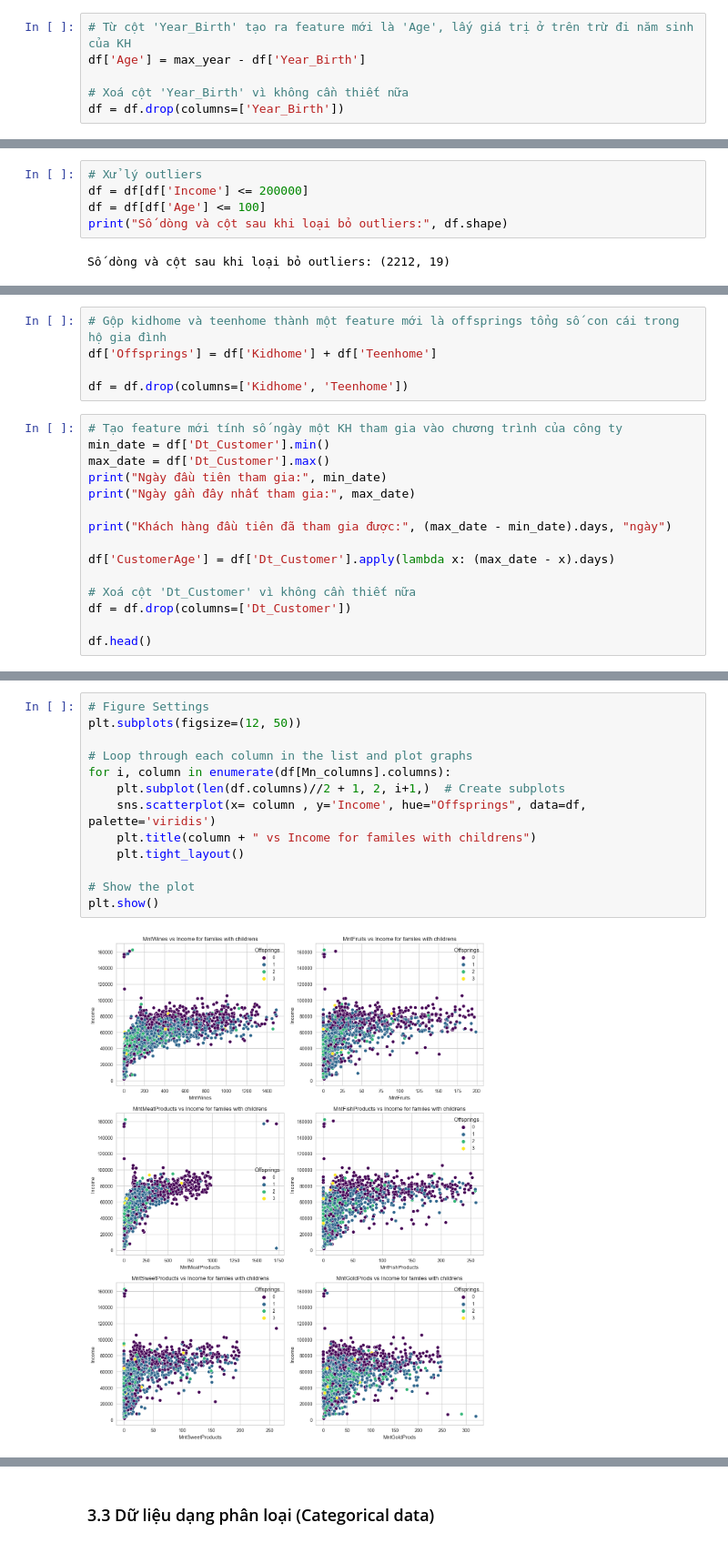
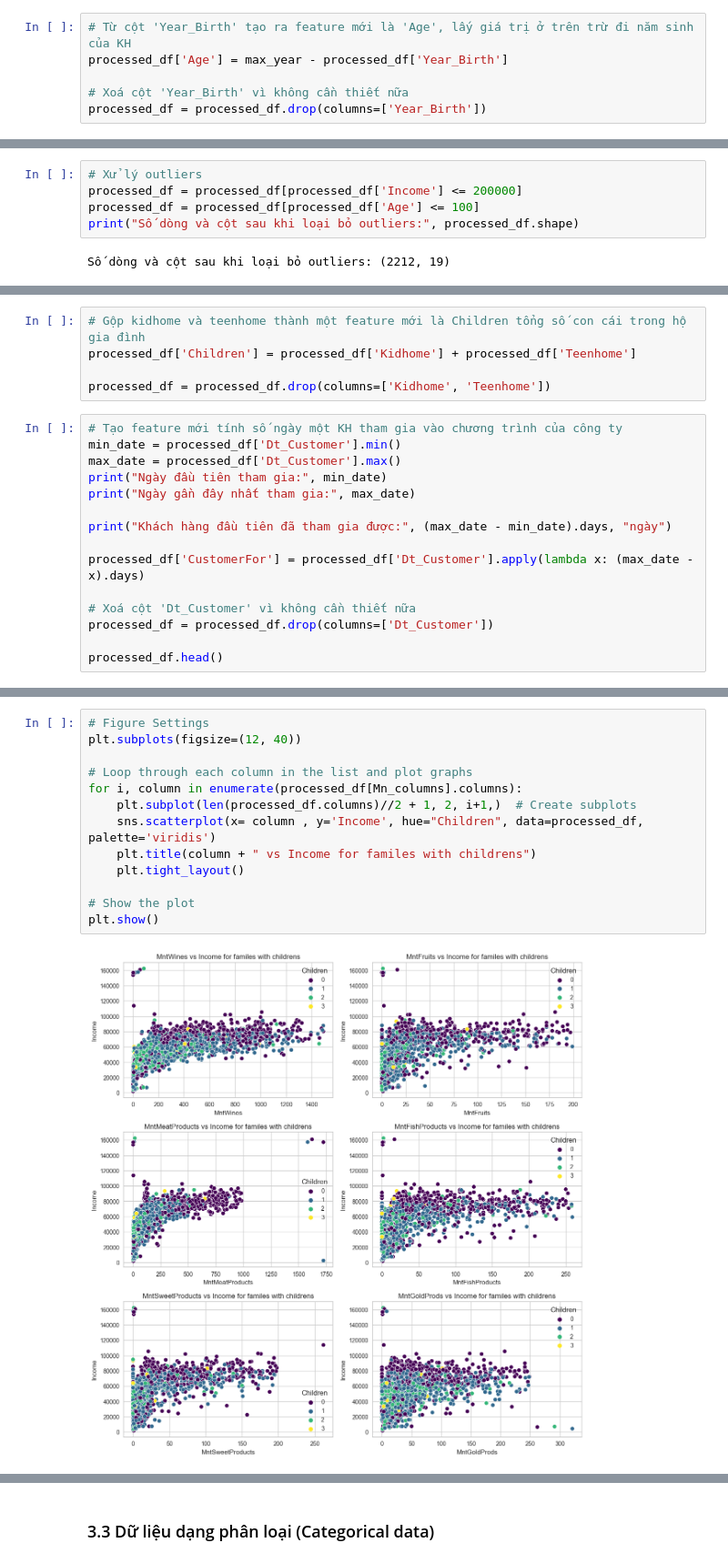
Before and after one commit to vuhuusy/customer_segmentation, a Jupyter notebook: customer_segmentation.ipynb, the cells around one changed output, grey strips where cells are left out. Shown at 91% size. Saved outputs shown, nothing was run; the diff lists cells and outputs as text.

```diff
--- a/customer_segmentation.ipynb
+++ b/customer_segmentation.ipynb
@@ -206,10 +191,10 @@ print("Năm gần đây nhất:", max_year)
 Năm gần đây nhất: 2014
 # %%
 # Từ cột 'Year_Birth' tạo ra feature mới là 'Age', lấy giá trị ở trên trừ đi năm sinh của KH
-df['Age'] = max_year - df['Year_Birth']
+processed_df['Age'] = max_year - processed_df['Year_Birth']
 
 # Xoá cột 'Year_Birth' vì không cần thiết nữa
-df = df.drop(columns=['Year_Birth'])
+processed_df = processed_df.drop(columns=['Year_Birth'])
 # %% [markdown]
 Như ở trong bước **Khám phá dữ liệu**, ta thấy có một số điểm dữ liệu bất thường như: năm sinh là 1893, income là 666666 và đó có thể là các outliers cần được loại bỏ. Ta sẽ sử dụng biểu đồ **Scatter** để trực quan các điểm dữ liệu bất thường đó
 # %%
@@ -228,9 +213,9 @@ plt.show()
 `Nhận xét:` Nhìn vào biểu đồ, ta thấy có 1 outlier ở **Income** và 3 outliers ở **Age**
 # %%
 # Xử lý outliers
-df = df[df['Income'] <= 200000]
-df = df[df['Age'] <= 100]
-print("Số dòng và cột sau khi loại bỏ outliers:", df.shape)
+processed_df = processed_df[processed_df['Income'] <= 200000]
+processed_df = processed_df[processed_df['Age'] <= 100]
+print("Số dòng và cột sau khi loại bỏ outliers:", processed_df.shape)
 # %% [output]
 Số dòng và cột sau khi loại bỏ outliers: (2212, 19)
 # %%
@@ -246,25 +231,25 @@ plt.show()
 # %% [output]
 [figure]
 # %%
-# Gộp kidhome và teenhome thành một feature mới là offsprings tổng số con cái trong hộ gia đình
-df['Offsprings'] = df['Kidhome'] + df['Teenhome']
+# Gộp kidhome và teenhome thành một feature mới là Children tổng số con cái trong hộ gia đình
+processed_df['Children'] = processed_df['Kidhome'] + processed_df['Teenhome']
 
-df = df.drop(columns=['Kidhome', 'Teenhome'])
+processed_df = processed_df.drop(columns=['Kidhome', 'Teenhome'])
 # %%
 # Tạo feature mới tính số ngày một KH tham gia vào chương trình của công ty
-min_date = df['Dt_Customer'].min()
-max_date = df['Dt_Customer'].max()
+min_date = processed_df['Dt_Customer'].min()
+max_date = processed_df['Dt_Customer'].max()
 print("Ngày đầu tiên tham gia:", min_date)
 print("Ngày gần đây nhất tham gia:", max_date)
 
 print("Khách hàng đầu tiên đã tham gia được:", (max_date - min_date).days, "ngày")
 
-df['CustomerAge'] = df['Dt_Customer'].apply(lambda x: (max_date - x).days)
+processed_df['CustomerFor'] = processed_df['Dt_Customer'].apply(lambda x: (max_date - x).days)
 
 # Xoá cột 'Dt_Customer' vì không cần thiết nữa
-df = df.drop(columns=['Dt_Customer'])
+processed_df = processed_df.drop(columns=['Dt_Customer'])
 
-df.head()
+processed_df.head()
 # %% [output]
 Ngày đầu tiên tham gia: 2012-07-30 00:00:00
 Ngày gần đây nhất tham gia: 2014-06-29 00:00:00
@@ -288,15 +289,15 @@ df[Mn_columns].head()
 # %%
 # Figure Settings
-plt.subplots(figsize=(12, 50))
+plt.subplots(figsize=(12, 40))
 
 # Loop through each column in the list and plot graphs
-for i, column in enumerate(df[Mn_columns].columns):
-    plt.subplot(len(df.columns)//2 + 1, 2, i+1,)  # Create subplots
-    sns.scatterplot(x= column , y='Income', hue="Offsprings", data=df, palette='viridis')
+for i, column in enumerate(processed_df[Mn_columns].columns):
+    plt.subplot(len(processed_df.columns)//2 + 1, 2, i+1,)  # Create subplots
+    sns.scatterplot(x= column , y='Income', hue="Children", data=processed_df, palette='viridis')
     plt.title(column + " vs Income for familes with childrens")
     plt.tight_layout()
 
 # Show the plot
 plt.show()
 # %% [output]
-[figure, old version]
+[figure, new version]
```
Also changed, not shown: parts of 56 cells of this notebook.
